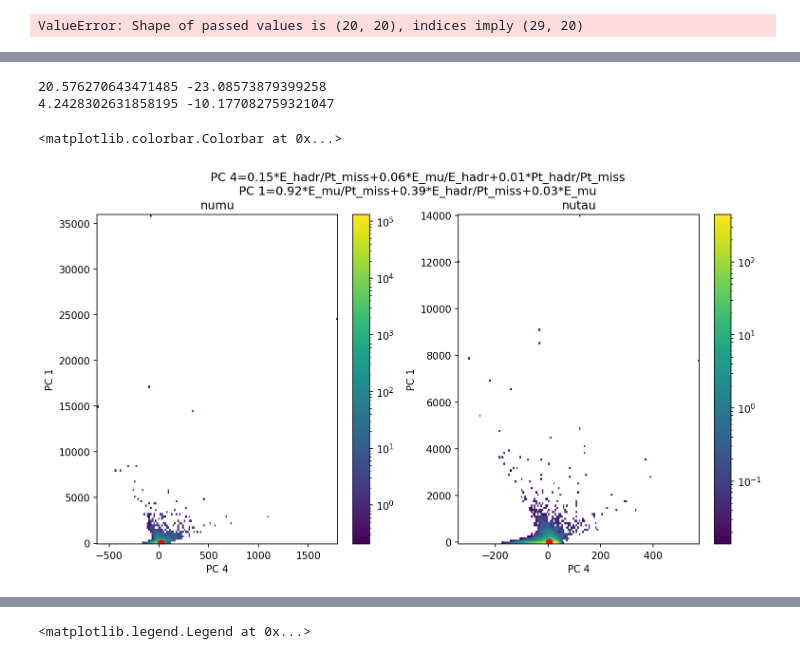
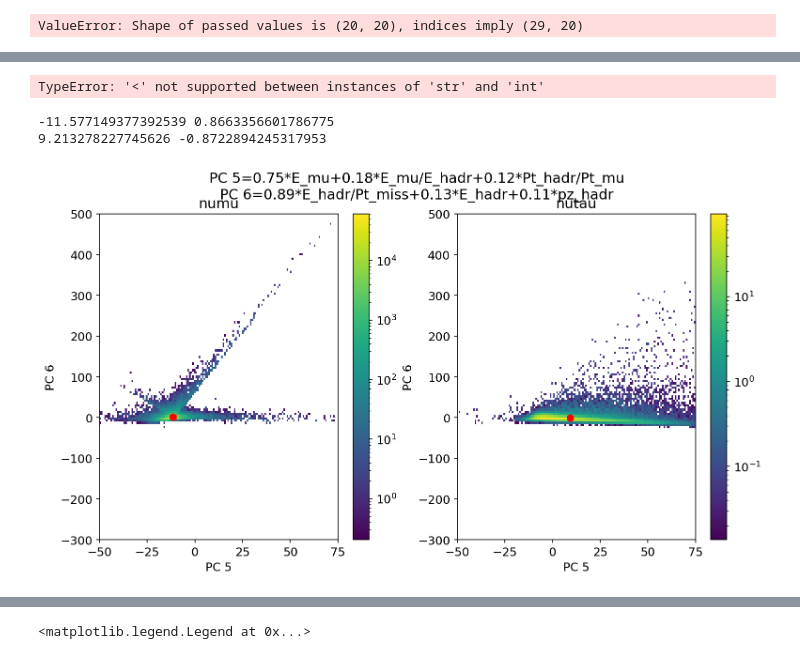
Before and after one commit to eduard322/neutrino_ana, a Jupyter notebook: ship_nu_ana_0.ipynb, the cells around one changed output, grey strips where cells are left out. Saved outputs shown, nothing was run; the diff lists cells and outputs as text; code cells hidden in the pictures.

```diff
--- a/ship_nu_ana_0.ipynb
+++ b/ship_nu_ana_0.ipynb
@@ -405,5 +459,7 @@ plt.savefig('corr_matrix_0.pdf', format='pdf')
 # %%
 # Call the function
-hist_2d_correlations_fracs_w_fr(df_muon)
+plt.rcParams.update({'font.size': 20})
+list_of_interest = ['E_mu', 'E_hadr/Pt_miss', 'E_mu/E_hadr']
+hist_2d_correlations_fracs_w_fr(df_muon, list_of_interest)
 # %% [output]
 ['E_mu', 'E_hadr/Pt_miss', 'E_mu/E_hadr']
@@ -599,7 +862,7 @@ Test set score: 0.9616
 # %%
 import matplotlib.pyplot as plt
 from sklearn.metrics import confusion_matrix, ConfusionMatrixDisplay
-
+plt.rcParams.update({'font.size': 12})
 # Assuming y_test and y_pred are your target and predicted labels, and weights_test are your sample weights
 cm = confusion_matrix(y_test, y_pred, sample_weight=weights_test)
 
@@ -939,5 +1237,5 @@ X_df
 # %%
-for i in [5,2,6]:
+for i in [5,3,7]:
     feat = f"PC {i}"
     X_df_mu = X_df.loc[X_df["label"] == "numu"]
     X_df_tau = X_df.loc[X_df["label"] == "nutau"]
@@ -1052,3 +1350,7 @@ top_three_values_pc1 = loadings.nlargest(3, "PC 1")["PC 1"]
 top_three_values_pc2 = loadings.nlargest(3, "PC 2")["PC 2"]
 # %% [output]
 ValueError: Shape of passed values is (20, 20), indices imply (29, 20)
+# %%
+list_of_interest = ["PC 5", "PC 2", "PC 6"]
+X_df["weight_mu"] = X_df["weight"]
+hist_2d_correlations_fracs_w_fr(X_df, list_of_interest)
@@ -1055,6 +1361,31 @@ ValueError: Shape of passed values is (20, 20), indices imply (29, 20)
+# %%
+X_df[X_df < 1000000]
+# %% [output]
+TypeError: '<' not supported between instances of 'str' and 'int'
 # %%
 import matplotlib as mpl
 from sklearn.utils.extmath import weighted_mode
+plt.rcParams.update({'font.size': 12})
+
+def true_minmax_bins(dfmu, dftau, t_1, t_2, scale = "log"):
+    min_mut1, max_mut1 = dfmu[t_1].min(), dfmu[t_1].max()
+    min_taut1, max_taut1  = dftau[t_1].min(), dftau[t_1].max()
+    min_mut2, max_mut2 = dfmu[t_2].min(), dfmu[t_2].max()
+    min_taut2, max_taut2 = dftau[t_2].min(), dftau[t_2].max()
+    if scale == "log":
+        mint1 = max(min(min_mut1, min_taut1), 0.01)
+        mint2 = max(min(min_mut2, min_taut2), 0.01)
+    else:
+        mint1 = min(min_mut1, min_taut1)
+        mint2 = min(min_mut2, min_taut2)
+    maxt1 = min(max_mut1, max_taut1)
+    maxt2 = min(max_mut2, max_taut2)
+    if scale == "log":
+        return [np.logspace(np.log10(mint1), np.log10(maxt1), 150),
+                                np.logspace(np.log10(mint2), np.log10(maxt2), 150)]
+    else:
+        return [np.linspace(mint1, maxt1, 150),
+                                np.linspace(mint2, maxt2, 150)]
 def prepare_formula(var, top_three_values_pc):
     var_names = list(map(str, top_three_values_pc.index))
     var_vals = top_three_values_pc.to_numpy()
@@ -1066,47 +1397,58 @@ def prepare_formula(var, top_three_values_pc):
             output_str += "+"
         k += 1
     return output_str
-par1 = "PC 4"
-par2 = "PC 1"
+par1 = "PC 5"
+par2 = "PC 6"
+min_binx, max_binx = -50, 75
+min_biny, max_biny = -300, 500
 fig, ax = plt.subplots(1,2, figsize = (12,6), dpi = 150)
 X_df_mu = X_df.query("label == 'numu'")
 X_df_tau = X_df.query("label == 'nutau'")
-#X_df_mu = X_df_mu.loc[((X_df_mu[par1] > -20) & (X_df_mu[par1] < 50)) & ((X_df_mu[par2] > -20) & (X_df_mu[par2] < 50))]
-#X_df_tau = X_df_tau.loc[((X_df_tau[par1] > -20) & (X_df_tau[par1] < 50)) & ((X_df_tau[par2] > -20) & (X_df_tau[par2] < 50))]
-h = ax[0].hist2d(X_df_mu[par1], X_df_mu[par2], weights = X_df_mu["weight"], bins = 150, norm=mpl.colors.LogNorm())
+bins = true_minmax_bins(X_df_mu, X_df_tau, par1, par2, scale = "lin")
+bins = [np.linspace(min_binx, max_binx, 150),
+                                np.linspace(min_biny, max_biny, 150)]
+# X_df_mu = X_df_mu.loc[((X_df_mu[par1] > -20) & (X_df_mu[par1] < 50)) & ((X_df_mu[par2] > -20) & (X_df_mu[par2] < 50))]
+# X_df_tau = X_df_tau.loc[((X_df_tau[par1] > -20) & (X_df_tau[par1] < 50)) & ((X_df_tau[par2] > -20) & (X_df_tau[par2] < 50))]
+h = ax[0].hist2d(X_df_mu[par1], X_df_mu[par2], weights = X_df_mu["weight"], bins = bins, norm=mpl.colors.LogNorm())
 x_mean, y_mean = sum(X_df_mu[par1].values*X_df_mu["weight"].values)/sum(X_df_mu["weight"].values), sum(X_df_mu[par2].values*X_df_mu["weight"].values)/sum(X_df_mu["weight"].values)
 #x_mod, y_mod = weighted_mode(X_df_mu[par1].values, X_df_mu["weight"].values), weighted_mode(X_df_mu[par2].values, X_df_mu["weight"].values)
 
 # x_std, y_std = sum((X_df_tau[par1].values-[x_mean]*len(X_df_tau[par1].values))
 print(x_mean, y_mean)
 #print(x_mod, y_mod)
 ax[0].scatter([x_mean], [y_mean], s = 5 * 10, marker = "h", color = "red")
 #ax[0].scatter([x_mod[0][0]], [y_mod[0][0]], s = 5 * 10, marker = "h", color = "orange")
 ax[0].set_xlabel(par1)
 ax[0].set_ylabel(par2)
-# ax[0].set_xlim([-20, 50])
-# ax[0].set_ylim([-20, 50])
+# ax[0].set_xscale("log")
+# ax[0].set_yscale("log")
+# ax[0].set_xlim([-200, 200])
+# ax[0].set_ylim([-200, 200])
 fig.colorbar(h[3], ax = ax[0])
-h = ax[1].hist2d(X_df_tau[par1], X_df_tau[par2], weights = X_df_tau["weight"], bins = 150, norm=mpl.colors.LogNorm())
+h = ax[1].hist2d(X_df_tau[par1], X_df_tau[par2], weights = X_df_tau["weight"], bins = bins, norm=mpl.colors.LogNorm())
 x_mean, y_mean = sum(X_df_tau[par1].values*X_df_tau["weight"].values)/sum(X_df_tau["weight"].values), sum(X_df_tau[par2].values*X_df_tau["weight"].values)/sum(X_df_tau["weight"].values)
 #x_mod, y_mod = weighted_mode(X_df_tau[par1].values, X_df_tau["weight"].values), weighted_mode(X_df_tau[par2].values, X_df_tau["weight"].values)
 print(x_mean, y_mean)
 #print(x_mod, y_mod)
 ax[1].scatter([x_mean], [y_mean], s = 5 * 10, marker = "h", color = "red")
 #ax[1].scatter([x_mod[0][0]], [y_mod[0][0]], s = 5 * 10, marker = "h", color = "orange")
 ax[1].set_xlabel(par1)
 ax[1].set_ylabel(par2)
-# ax[1].set_xlim([-20, 50])
-# ax[1].set_ylim([-20, 50])
+# ax[1].set_xscale("log")
+# ax[1].set_yscale("log")
+# ax[1].set_xlim([-200, 200])
+# ax[1].set_ylim([-200, 200])
 ax[0].set_title("numu")
 ax[1].set_title("nutau")
 fig.suptitle(prepare_formula(par1, top_three_values_pc1) + "\n" + prepare_formula(par2, top_three_values_pc2))
+par1 = "_".join(par1.split())
+par2 = "_".join(par2.split())
 fig.colorbar(h[3], ax = ax[1])
+fig.savefig(f"{par1}_{par2}.png")
 # %% [output]
-20.576270643471485 -23.08573879399258
-4.2428302631858195 -10.177082759321047
+-11.577149377392539 0.8663356601786775
+9.213278227745626 -0.8722894245317953
-<matplotlib.colorbar.Colorbar at 0x...>
-[figure, old version]
+[figure, new version]
 # %%
 X_df.loc[:,~X_df.columns.isin(["label"])]
 # %% [output]
```
Also changed, not shown: parts of 49 cells of this notebook.
